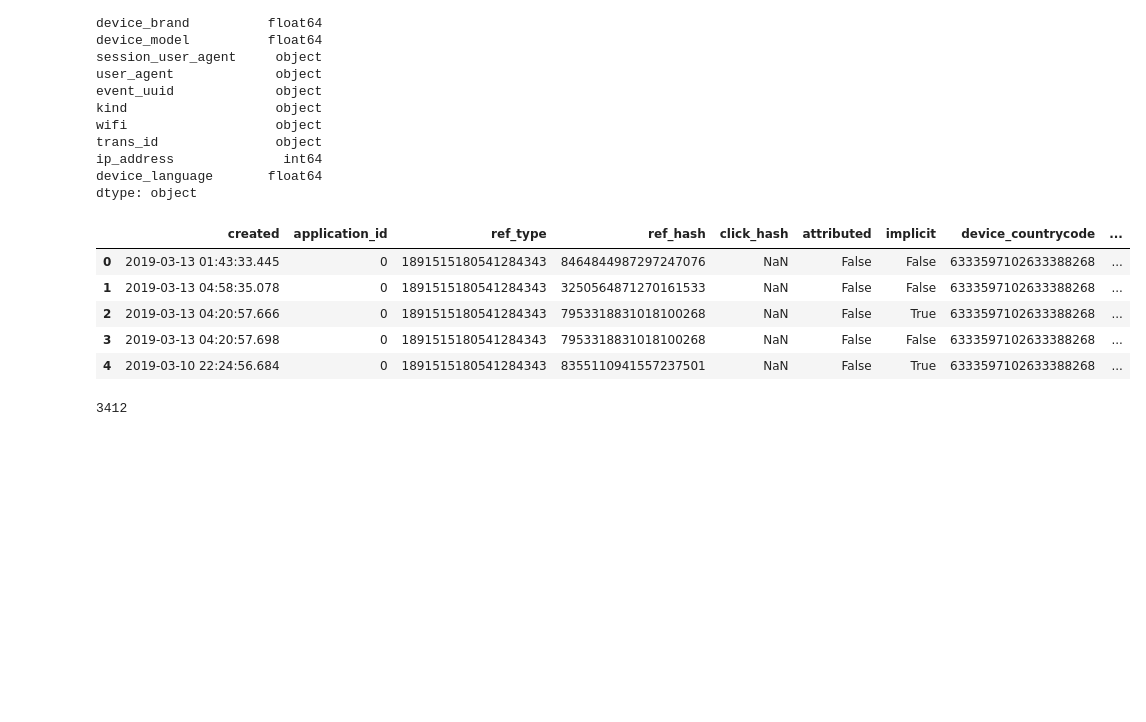
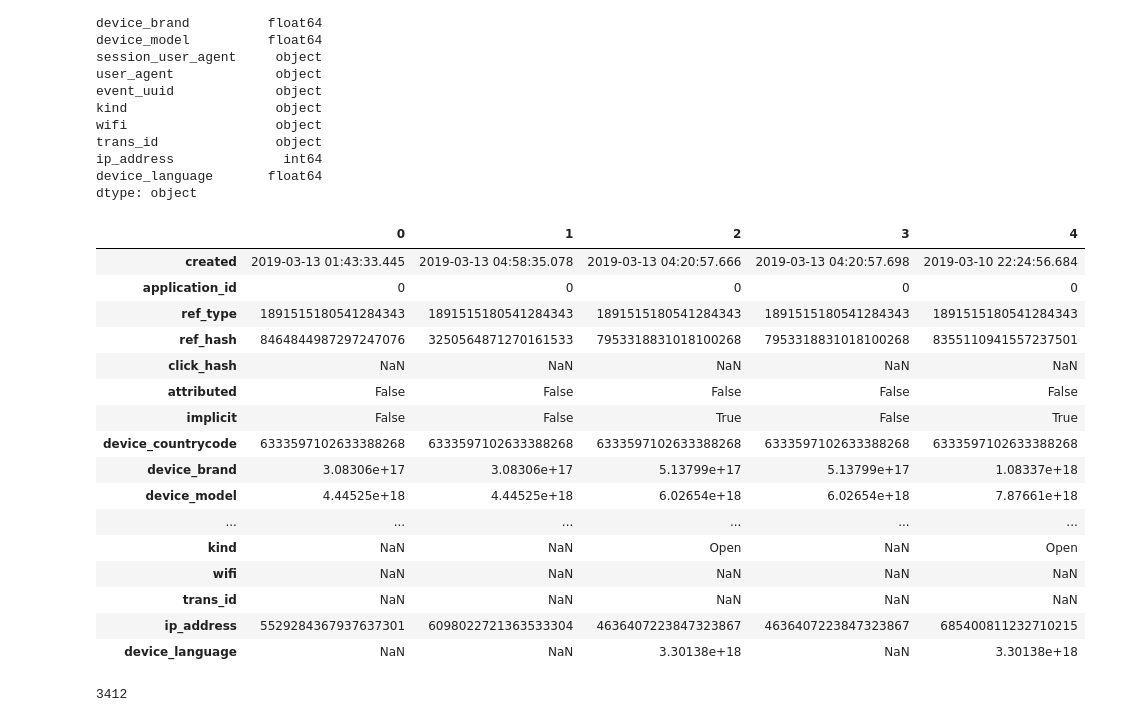
Before and after one commit to Elianagam/orgaDatosTp1, a Jupyter notebook: prueba_installs.ipynb, the cells around one changed output. Cells and saved outputs as stored; diff of their text form; code cells hidden in the pictures; blank space fills up the shorter version.

Commit message:
exploracion de datos de auctions y installs

```diff
--- a/prueba_installs.ipynb
+++ b/prueba_installs.ipynb
@@ -26,14 +29,25 @@ ip_address              int64
 device_language       float64
 dtype: object
 # %%
-installs.head()
+installs.head().T
 # %% [output]
-|  | created | application_id | ref_type | ref_hash | click_hash | attributed | implicit | device_countrycode | ... |
-| 0 | 2019-03-13 01:43:33.445 | 0 | 1891515180541284343 | 8464844987297247076 | NaN | False | False | 6333597102633388268 | ... |
-| 1 | 2019-03-13 04:58:35.078 | 0 | 1891515180541284343 | 3250564871270161533 | NaN | False | False | 6333597102633388268 | ... |
-| 2 | 2019-03-13 04:20:57.666 | 0 | 1891515180541284343 | 7953318831018100268 | NaN | False | True | 6333597102633388268 | ... |
-| 3 | 2019-03-13 04:20:57.698 | 0 | 1891515180541284343 | 7953318831018100268 | NaN | False | False | 6333597102633388268 | ... |
-| 4 | 2019-03-10 22:24:56.684 | 0 | 1891515180541284343 | 8355110941557237501 | NaN | False | True | 6333597102633388268 | ... |
+|  | 0 | 1 | 2 | 3 | 4 |
+| created | 2019-03-13 01:43:33.445 | 2019-03-13 04:58:35.078 | 2019-03-13 04:20:57.666 | 2019-03-13 04:20:57.698 | 2019-03-10 22:24:56.684 |
+| application_id | 0 | 0 | 0 | 0 | 0 |
+| ref_type | 1891515180541284343 | 1891515180541284343 | 1891515180541284343 | 1891515180541284343 | 1891515180541284343 |
+| ref_hash | 8464844987297247076 | 3250564871270161533 | 7953318831018100268 | 7953318831018100268 | 8355110941557237501 |
+| click_hash | NaN | NaN | NaN | NaN | NaN |
+| attributed | False | False | False | False | False |
+| implicit | False | False | True | False | True |
+| device_countrycode | 6333597102633388268 | 6333597102633388268 | 6333597102633388268 | 6333597102633388268 | 6333597102633388268 |
+| device_brand | 3.08306e+17 | 3.08306e+17 | 5.13799e+17 | 5.13799e+17 | 1.08337e+18 |
+| device_model | 4.44525e+18 | 4.44525e+18 | 6.02654e+18 | 6.02654e+18 | 7.87661e+18 |
+| ... | ... | ... | ... | ... | ... |
+| kind | NaN | NaN | Open | NaN | Open |
+| wifi | NaN | NaN | NaN | NaN | NaN |
+| trans_id | NaN | NaN | NaN | NaN | NaN |
+| ip_address | 5529284367937637301 | 6098022721363533304 | 4636407223847323867 | 4636407223847323867 | 685400811232710215 |
+| device_language | NaN | NaN | 3.30138e+18 | NaN | 3.30138e+18 |
 # %%
 len(installs)
 # %% [output]
```
Also changed, not shown: parts of 24 cells of this notebook, 1 other file.
